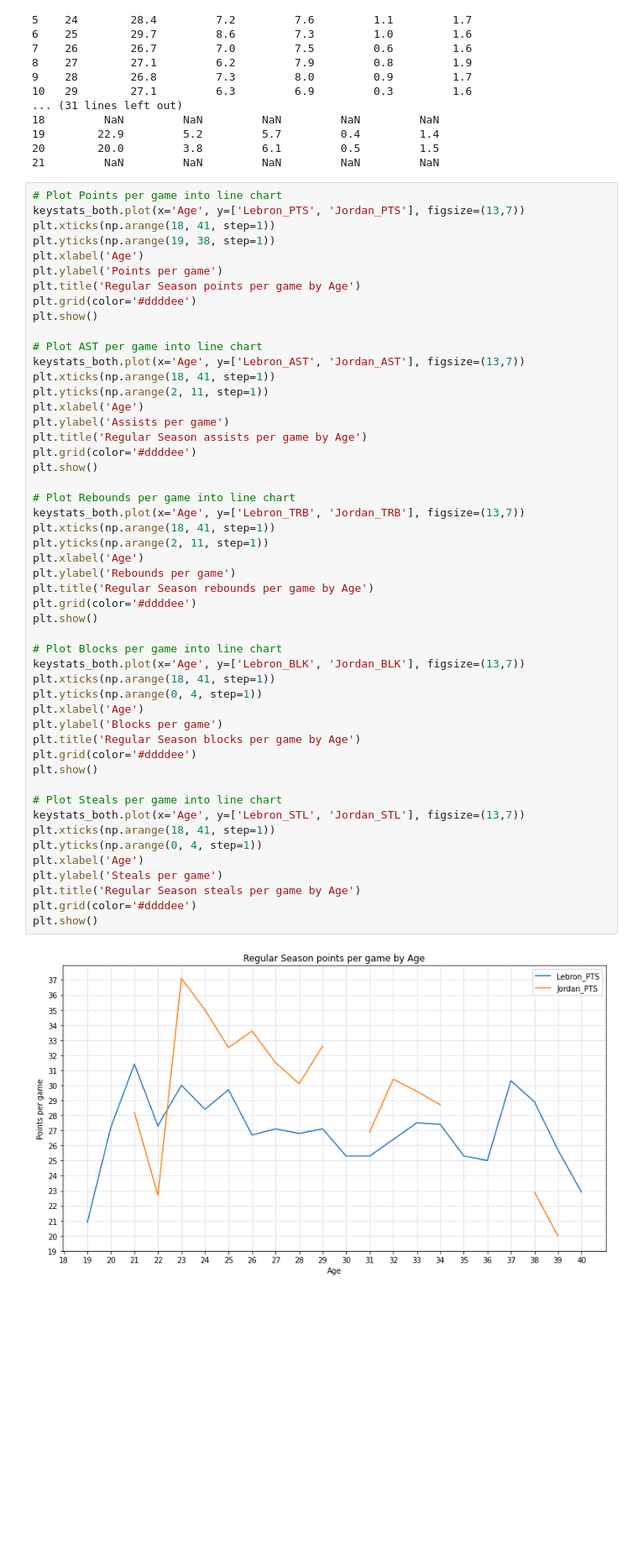
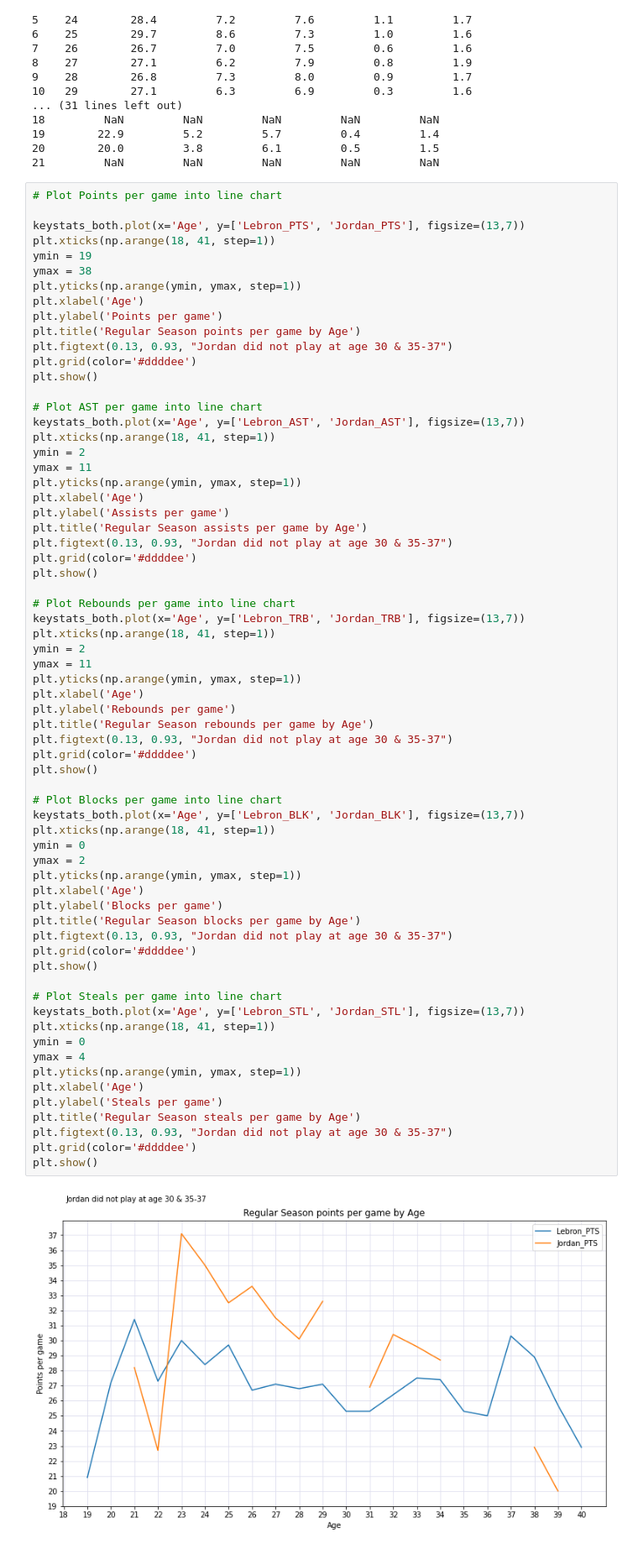
Before and after one commit to gohsoonhao/therealGOAT, a Jupyter notebook: theREALGOAT.ipynb, the cells around one changed output. Shown at 84% size. Cells and saved outputs as stored; diff of their text form; blank space fills up the shorter version.

```diff
--- a/theREALGOAT.ipynb
+++ b/theREALGOAT.ipynb
@@ -69,55 +69,71 @@ print(keystats_both)
 21         NaN         NaN         NaN         NaN         NaN
 # %%
 # Plot Points per game into line chart
+
 keystats_both.plot(x='Age', y=['Lebron_PTS', 'Jordan_PTS'], figsize=(13,7))
 plt.xticks(np.arange(18, 41, step=1))
-plt.yticks(np.arange(19, 38, step=1))
+ymin = 19
+ymax = 38
+plt.yticks(np.arange(ymin, ymax, step=1))
 plt.xlabel('Age')
 plt.ylabel('Points per game')
 plt.title('Regular Season points per game by Age')
+plt.figtext(0.13, 0.93, "Jordan did not play at age 30 & 35-37")
 plt.grid(color='#ddddee')
 plt.show()
 
 # Plot AST per game into line chart
 keystats_both.plot(x='Age', y=['Lebron_AST', 'Jordan_AST'], figsize=(13,7))
 plt.xticks(np.arange(18, 41, step=1))
-plt.yticks(np.arange(2, 11, step=1))
+ymin = 2
+ymax = 11
+plt.yticks(np.arange(ymin, ymax, step=1))
 plt.xlabel('Age')
 plt.ylabel('Assists per game')
 plt.title('Regular Season assists per game by Age')
+plt.figtext(0.13, 0.93, "Jordan did not play at age 30 & 35-37")
 plt.grid(color='#ddddee')
 plt.show()
 
 # Plot Rebounds per game into line chart
 keystats_both.plot(x='Age', y=['Lebron_TRB', 'Jordan_TRB'], figsize=(13,7))
 plt.xticks(np.arange(18, 41, step=1))
-plt.yticks(np.arange(2, 11, step=1))
+ymin = 2
+ymax = 11
+plt.yticks(np.arange(ymin, ymax, step=1))
 plt.xlabel('Age')
 plt.ylabel('Rebounds per game')
 plt.title('Regular Season rebounds per game by Age')
+plt.figtext(0.13, 0.93, "Jordan did not play at age 30 & 35-37")
 plt.grid(color='#ddddee')
 plt.show()
 
 # Plot Blocks per game into line chart
 keystats_both.plot(x='Age', y=['Lebron_BLK', 'Jordan_BLK'], figsize=(13,7))
 plt.xticks(np.arange(18, 41, step=1))
-plt.yticks(np.arange(0, 4, step=1))
+ymin = 0
+ymax = 2
+plt.yticks(np.arange(ymin, ymax, step=1))
 plt.xlabel('Age')
 plt.ylabel('Blocks per game')
 plt.title('Regular Season blocks per game by Age')
+plt.figtext(0.13, 0.93, "Jordan did not play at age 30 & 35-37")
 plt.grid(color='#ddddee')
 plt.show()
 
 # Plot Steals per game into line chart
 keystats_both.plot(x='Age', y=['Lebron_STL', 'Jordan_STL'], figsize=(13,7))
 plt.xticks(np.arange(18, 41, step=1))
-plt.yticks(np.arange(0, 4, step=1))
+ymin = 0
+ymax = 4
+plt.yticks(np.arange(ymin, ymax, step=1))
 plt.xlabel('Age')
 plt.ylabel('Steals per game')
 plt.title('Regular Season steals per game by Age')
+plt.figtext(0.13, 0.93, "Jordan did not play at age 30 & 35-37")
 plt.grid(color='#ddddee')
 plt.show()
 # %% [output]
-[figure, old version]
+[figure, new version]
 [figure]
 [figure]
```
Also changed, not shown: parts of 1 cell of this notebook.
